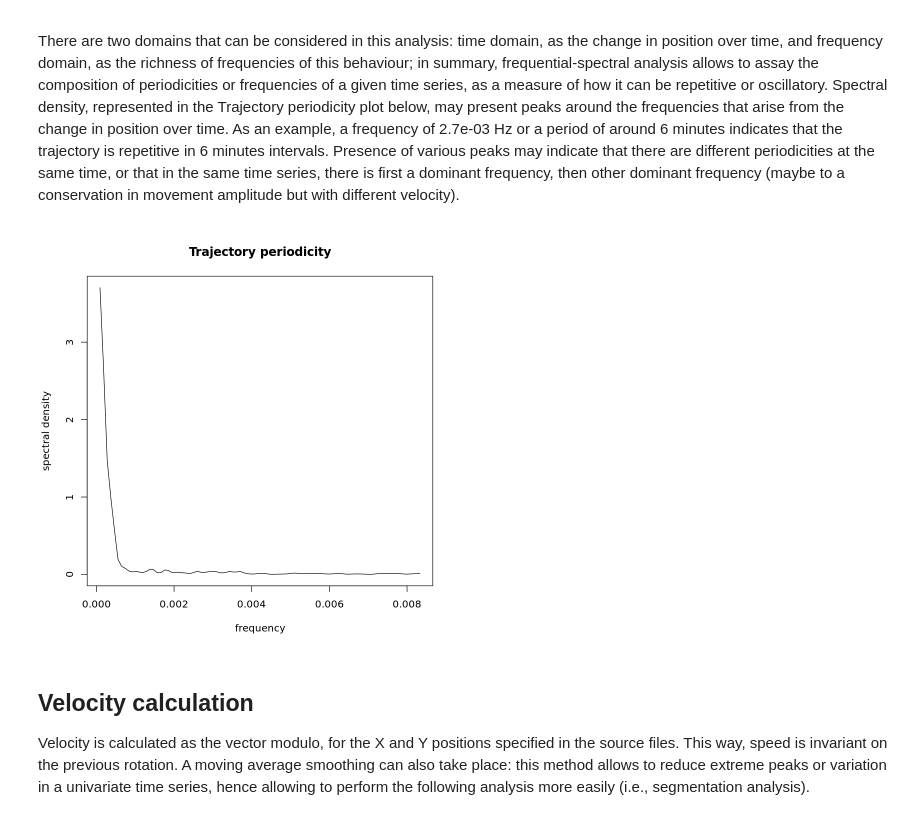
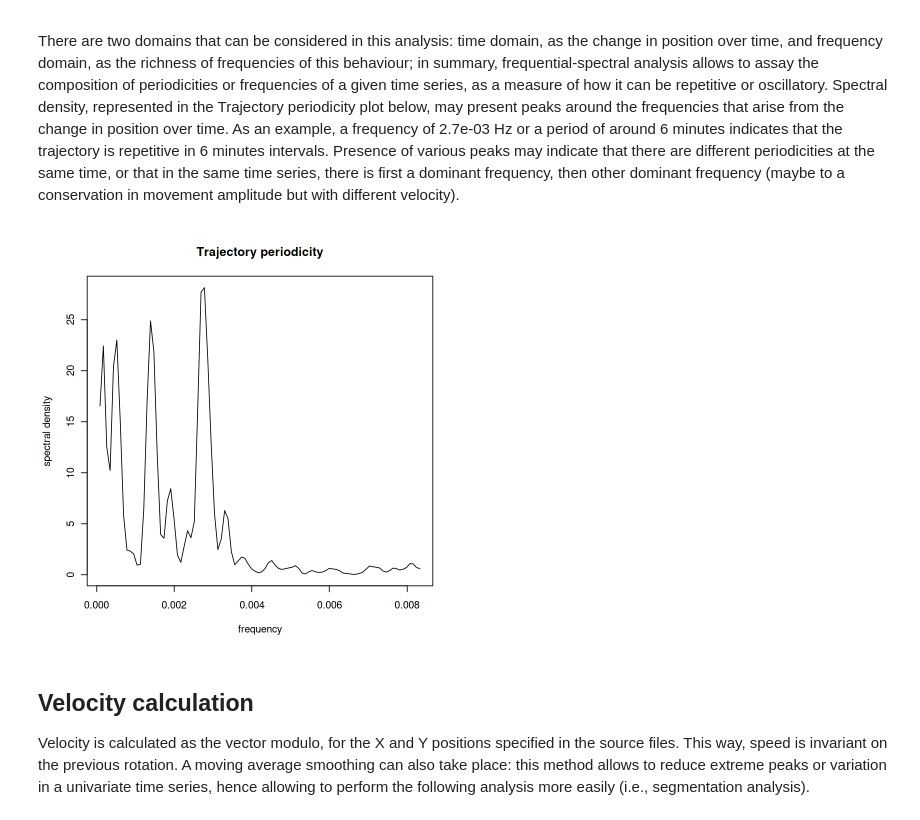
Before and after one commit to danilexn/tronos, a Jupyter notebook: notebooks/TronosAnalysis-SC.ipynb, the cells around one changed output. Cells and saved outputs as stored; diff of their text form; code cells hidden in the pictures.

Commit message:
Notebooks modification for gap-filling and sample data

```diff
--- a/notebooks/TronosAnalysis-SC.ipynb
+++ b/notebooks/TronosAnalysis-SC.ipynb
@@ -17,7 +60,7 @@ _frame, y, x, minor, major, area, convexity, perimeter, circularity_
 pixel.size <- 0.066 # Microns (indicate 1 if already set in source file)
 ma.order <- 12
 sampling.time <- 60 # Seconds
-file.route <- "/mnt/c/Users/admincabd/Desktop/AlbertoPS/Aprendiendo/Tronitos/Sabas/resultados/TL1_sabas_AFA854_4_R3D_PRJ_trajs.csv" # CSV file route
+file.route <- "./sample_data_SC.csv" # CSV file route
 # %% [markdown]
 ## Loading data
 
@@ -36,6 +79,3 @@ df$x <- (df$x - min(df$x))*pixel.size
 df$y <- (df$y - min(df$y))*pixel.size
 df[,c("minor","major","area")] <- df[,c("minor","major","area")]*pixel.size
 df$radius <- sqrt(df$area/3.14)
-
-## Preconfiguring a default axis in case rotation is not performed
-y <- df$y
@@ -42,3 +87,26 @@ y <- df$y
+# %%
+## Readjust gaps
+df <- df %>%
+  complete(frame.1 = seq(min(frame.1), max(frame.1))) %>%
+  mutate(frame = frame.1)
+
+## Models for variables
+
+model_y = lm(y ~ frame.1, data = df)
+model_x = lm(x ~ frame.1, data = df)
+model_co = lm(convexity ~ frame.1, data = df)
+model_ci = lm(circularity ~ frame.1, data = df)
+model_ma = lm(major ~ frame.1, data = df)
+model_mi = lm(minor ~ frame.1, data = df)
+
+## Model prediction and assignation to NA values
+
+df$y = ifelse(is.na(df$y), predict(model_y, newdata = df), df$y)
+df$x = ifelse(is.na(df$x), predict(model_x, newdata = df), df$x)
+df$convexity = ifelse(is.na(df$convexity), predict(model_co, newdata = df), df$convexity)
+df$circularity = ifelse(is.na(df$circularity), predict(model_ci, newdata = df), df$circularity)
+df$major = ifelse(is.na(df$major), predict(model_ma, newdata = df), df$major)
+df$minor = ifelse(is.na(df$minor), predict(model_mi, newdata = df), df$minor)
 # %% [markdown]
 ## Rotating cell coordinates
 As the cells may be oriented in different angles, a critical step of oscillation analysis is to homogeneize axis across cells, making measures comparable. In the following cell, the best rotation is calculated to make the Y axis the greatest varying, and X the lesser varying. If you exclude to analyze this cell, please consider that the trajectory is going to be considered as the source Y axis, without rotation.
@@ -74,14 +128,14 @@ Linking to GEOS 3.8.0, GDAL 3.0.4, PROJ 7.0.0
 There are two domains that can be considered in this analysis: time domain, as the change in position over time, and frequency domain, as the richness of frequencies of this behaviour; in summary, frequential-spectral analysis allows to assay the composition of periodicities or frequencies of a given time series, as a measure of how it can be repetitive or oscillatory. Spectral density, represented in the Trajectory periodicity plot below, may present peaks around the frequencies that arise from the change in position over time. As an example, a frequency of 2.7e-03 Hz or a period of around 6 minutes indicates that the trajectory is repetitive in 6 minutes intervals. Presence of various peaks may indicate that there are different periodicities at the same time, or that in the same time series, there is first a dominant frequency, then other dominant frequency (maybe to a conservation in movement amplitude but with different velocity).
 # %%
 # Calculate the global spectrum and plot
-y.spec <- spectrum(y,log="yes",span=2,plot=FALSE)
+y.spec <- spectrum(y,log="yes",span=2,plot=FALSE,na.action=na.remove)
 
 # Axis readjustment
 spx <- y.spec$freq/sampling.time
 spy <- 2*y.spec$spec
 plot(spy~spx,main="Trajectory periodicity", xlab="frequency",ylab="spectral density",type="l")
 # %% [output]
-[figure, old version]
+[figure, new version]
 # %% [markdown]
 ## Velocity calculation
 Velocity is calculated as the vector modulo, for the X and Y positions specified in the source files. This way, speed is invariant on the previous rotation. A moving average smoothing can also take place: this method allows to reduce extreme peaks or variation in a univariate time series, hence allowing to perform the following analysis more easily (i.e., segmentation analysis).
```
Also changed, not shown: parts of 9 cells of this notebook, 1 other file.
